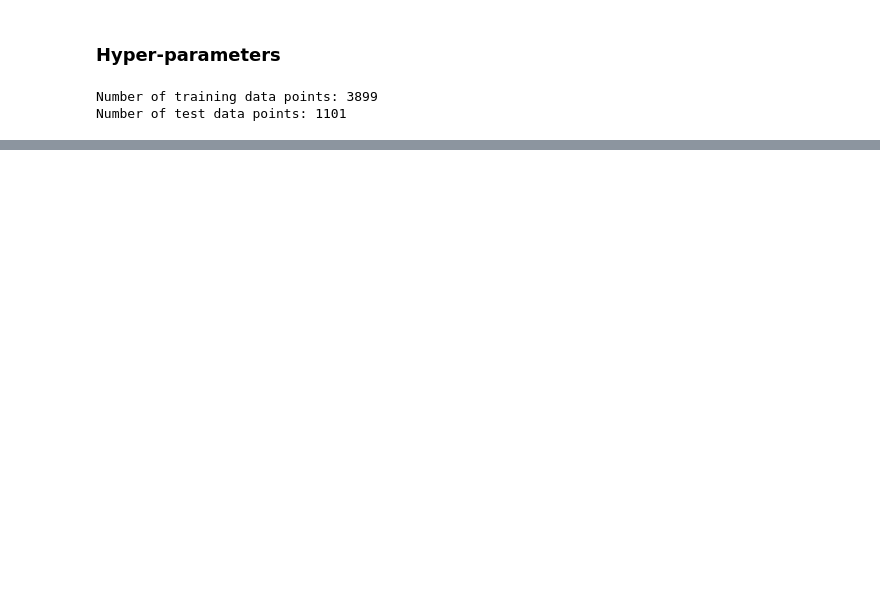
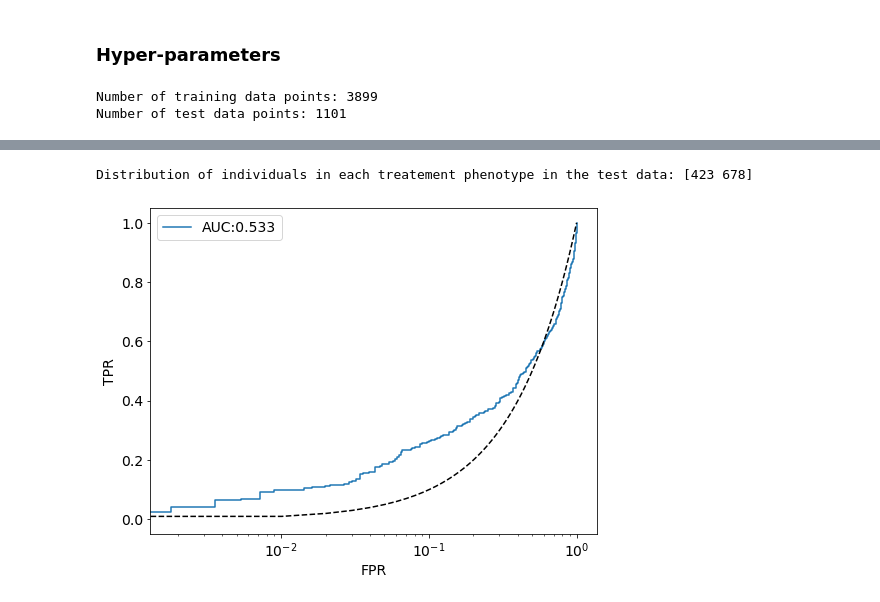
Before and after one commit to mononitogoswami/auton-survival, a Jupyter notebook: examples/CMHE Counterfactual Experiments on Synthetic Data.ipynb, the cells around one changed output, grey strips where cells are left out. Cells and saved outputs as stored; diff of their text form; code cells hidden in the pictures; blank space fills up the shorter version.

```diff
--- a/examples/CMHE Counterfactual Experiments on Synthetic Data.ipynb
+++ b/examples/CMHE Counterfactual Experiments on Synthetic Data.ipynb
@@ -130,0 +135,23 @@ return max_subgroup_probs, min_subgroup_probs
+# %%
+from phenotyping import ClusteringPhenotyper
+from sklearn.metrics import auc
+
+clustering_method = 'kmeans'
+dim_red_method = None # We would not perform dimensionality reduction for the synthetic dataset
+n_components = None
+n_clusters = g # Number of underlying treatment effect phenotypes
+
+# Running the phenotyper
+phenotyper = ClusteringPhenotyper(clustering_method=clustering_method,
+                                  dim_red_method=dim_red_method,
+                                  n_components=n_components,
+                                  n_clusters=n_clusters)
+
+zeta_probs_train = phenotyper.fit_phenotype(features_tr.values)
+zeta_train = np.argmax(zeta_probs_train, axis=1)
+print(f'Distribution of individuals in each treatement phenotype in the training data: \
+{np.unique(zeta_train, return_counts=True)[1]}')
+
+max_treat_idx_CP = find_max_treatment_effect_phenotype(
+    g=2, zeta_probs=zeta_probs_train, factual_outcomes=(outcomes_tr, interventions_tr))
+print(f'\nGroup {max_treat_idx_CP} has the maximum restricted mean survival time on the training data!')
@@ -130,0 +167,20 @@ return max_subgroup_probs, min_subgroup_probs
+# %%
+# Now for each individual in the test data, let's find the probability that
+# they belong to the max treatment effect group
+
+# Change the testing data to torch tensors
+x = features_te.values.astype('float32')
+a = interventions_te.values.astype('float32')
+
+# Use the phenotyper trained on training data to phenotype on testing data
+zeta_probs_test_CP = phenotyper.phenotype(features_te.values)
+zeta_test_CP =  np.argmax(zeta_probs_test_CP, axis=1)
+print(f'Distribution of individuals in each treatement phenotype in the test data: \
+{np.unique(zeta_test_CP, return_counts=True)[1]}')
+# %% [output]
+Distribution of individuals in each treatement phenotype in the test data: [423 678]
+# %%
+# Now let us evaluate our performance
+example_utils.plot_phenotypes_roc(outcomes_te, zeta_probs_test_CP[:, max_treat_idx_CP])
+# %% [output]
+[figure, added]
```
Also changed, not shown: parts of 17 cells of this notebook, 3 other files.
